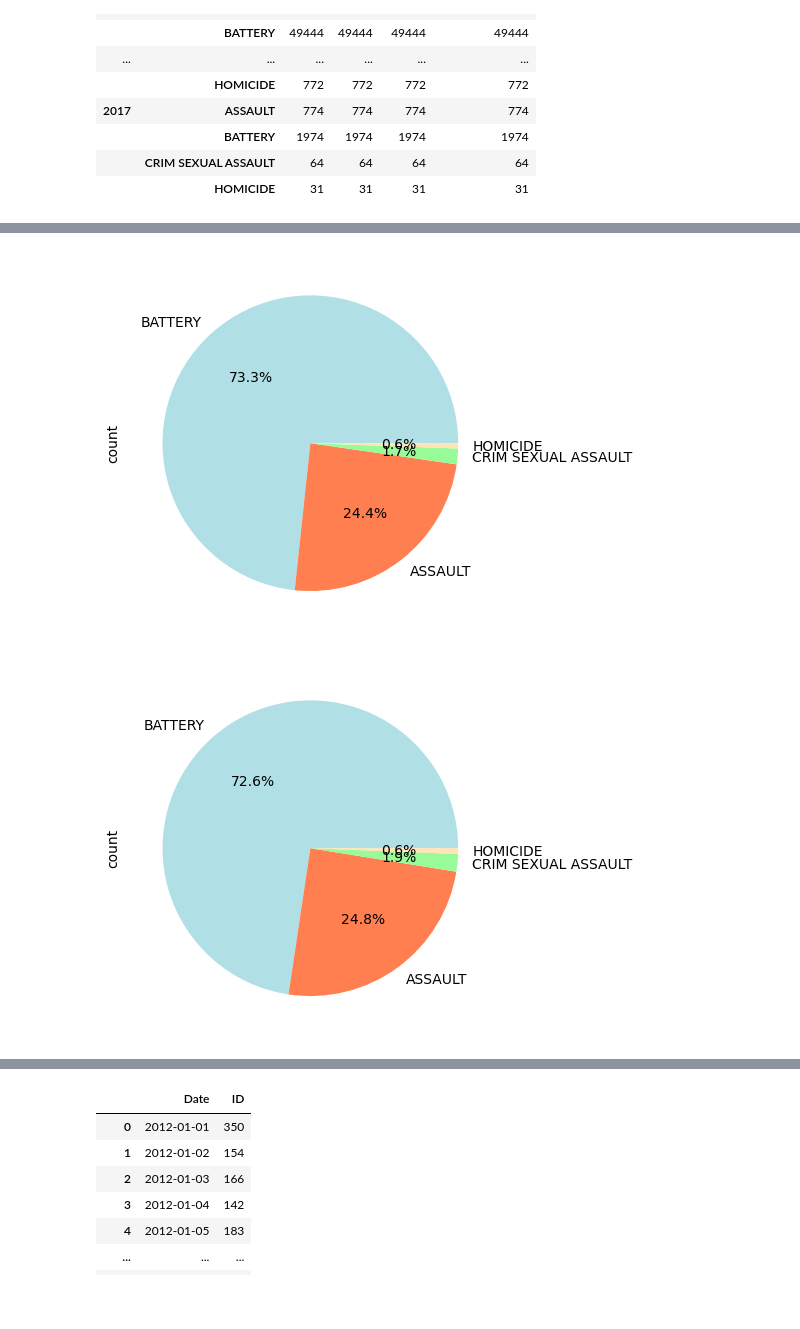
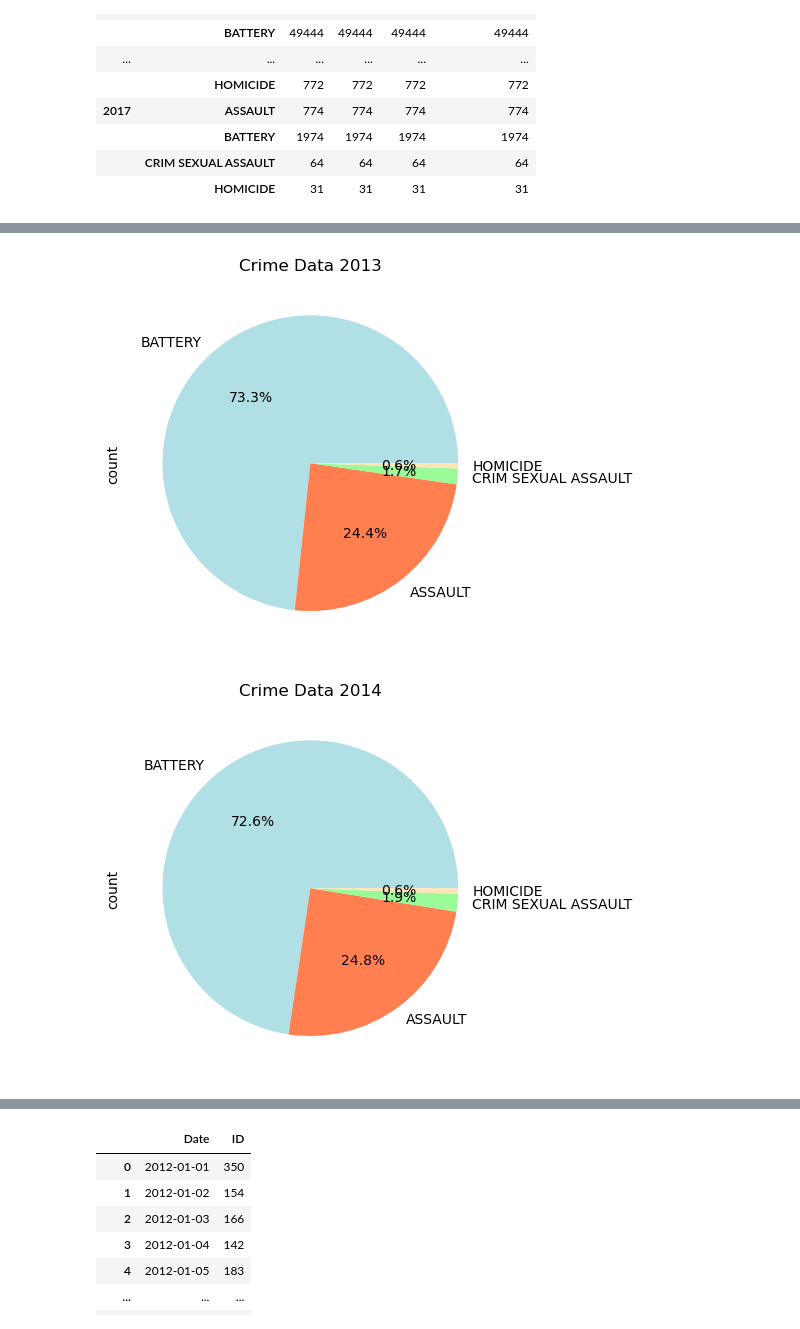
Before and after one commit to KevSantino28/project_1, a Jupyter notebook: data_clean_up.ipynb, the cells around one changed output, grey strips where cells are left out. Saved outputs shown, nothing was run; the diff lists cells and outputs as text; code cells hidden in the pictures; blank space fills up the shorter version.

```diff
--- a/data_clean_up.ipynb
+++ b/data_clean_up.ipynb
@@ -310,13 +314,15 @@ plt.show()
 # %%
 # Pie Charts by year-- 2013
 year_of_interest_2013 = 2013
 data_for_year_2013 = merged_df[merged_df['Year'] == year_of_interest_2013]
 
 pie_2013 = data_for_year_2013["Primary Type"].value_counts()
 pie_2013.plot(kind="pie",autopct="%1.1f%%", colors=['powderblue', 'coral', 'palegreen', 'moccasin'])
+plt.title("Crime Data 2013")
+plt.savefig(fname= "Crime Data 2013", transparent=True)
 plt.show()
 # %% [output]
-[figure, old version]
+[figure, new version]
 # %%
 # Pie Charts by year-- 2014
 year_of_interest_2014 = 2014
@@ -324,9 +330,11 @@ data_for_year_2014 = merged_df[merged_df['Year'] == year_of_interest_2014]
 
 pie_2014 = data_for_year_2014["Primary Type"].value_counts()
 pie_2014.plot(kind="pie",autopct="%1.1f%%", colors=['powderblue', 'coral', 'palegreen', 'moccasin'])
+plt.title("Crime Data 2014")
+plt.savefig(fname= "Crime Data 2014", transparent=True)
 plt.show()
 # %% [output]
-[figure, old version]
+[figure, new version]
 # %%
 # Pie Charts by year-- 2015
 year_of_interest_2015 = 2015
```
Also changed, not shown: parts of 7 cells of this notebook, 10 other files.
